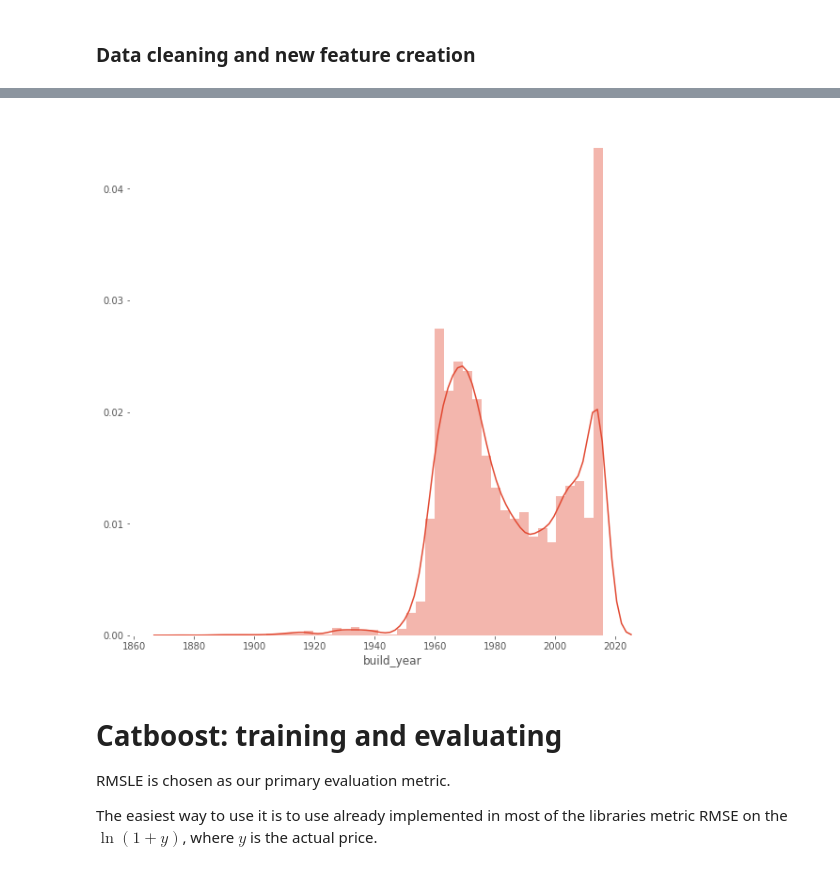
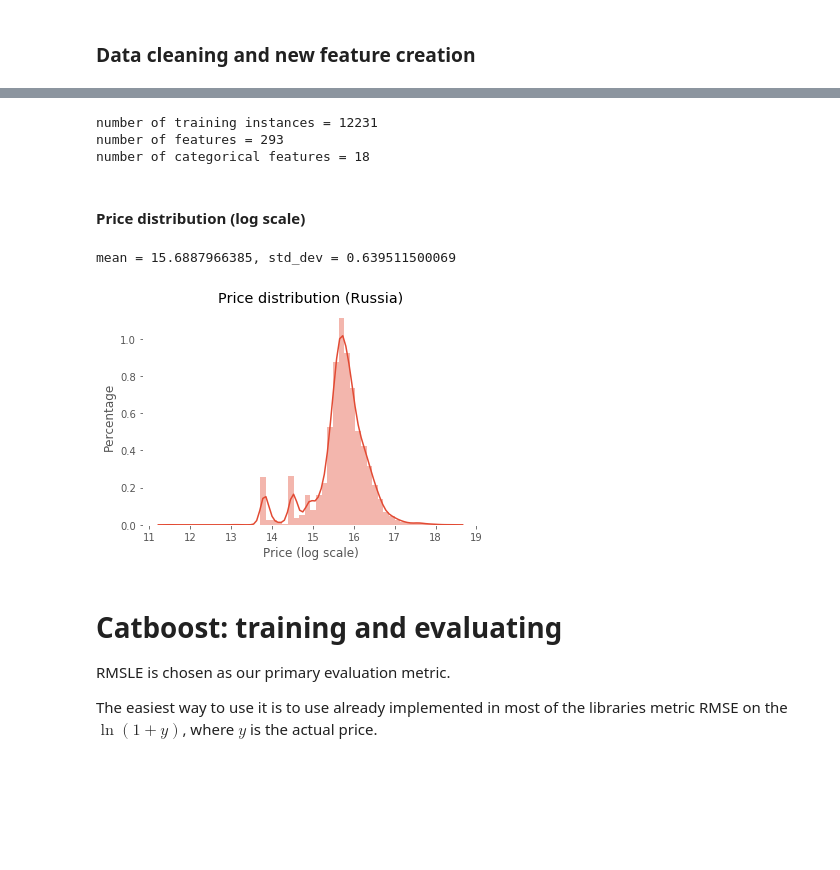
Before and after one commit to melaanya/twente-aml, a Jupyter notebook: project/eda/housing_russia.ipynb, the cells around one changed output, grey strips where cells are left out. Cells and saved outputs as stored; diff of their text form; code cells hidden in the pictures; blank space fills up the shorter version.

```diff
--- a/project/eda/housing_russia.ipynb
+++ b/project/eda/housing_russia.ipynb
@@ -50,3 +70,9 @@ df_train, df_test, y_train, y_test = train_test_split(data, data.price_doc, test
                                                      shuffle = True)
 df_train.is_copy = False
 df_test.is_copy = False
+# %%
+# run once only
+y_train, y_test = np.log1p(y_train), np.log1p(y_test)
+
+df_train = df_train.drop(['price_doc', 'timestamp', 'id'], axis = 1)
+df_test = df_test.drop(['timestamp', 'id'], axis = 1)
@@ -165,17 +89,25 @@ plt.show()
-# %%
-plt.figure(figsize=(10, 10))
-sns.distplot(df_train.build_year.dropna())
-plt.show()
-# %% [output]
-[figure, removed]
-# %%
-# run once only
-y_train = np.log1p(y_train)
-y_test = np.log1p(y_test)
-id_test = df_test['id']
-
-df_train = df_train.drop(['price_doc', 'price_sq_m', 'timestamp', 'id'], axis = 1)
-df_test = df_test.drop(['timestamp', 'id'], axis = 1)
+# %%
+print ("number of training instances = {0}".format(df_train.shape[0]))
+print ("number of features = {0}".format(df_train.shape[1]))
+print ("number of categorical features = {0}".format(len(cat_indices)))
+# %% [output]
+number of training instances = 12231
+number of features = 293
+number of categorical features = 18
+# %% [markdown]
+#### Price distribution (log scale)
+# %%
+print("mean = {0}, std_dev = {1}".format(np.mean(y_train), np.std(y_train)))
+# %% [output]
+mean = 15.6887966385, std_dev = 0.639511500069
+# %%
+sns.distplot(y_train, norm_hist=True)
+plt.xlabel('Price (log scale)')
+plt.ylabel('Percentage')
+plt.title('Price distribution (Russia)')
+plt.show()
+# %% [output]
+[figure, added]
 # %% [markdown]
 # Catboost: training and evaluating
 
```
Also changed, not shown: parts of 59 cells of this notebook, 2 other files.
